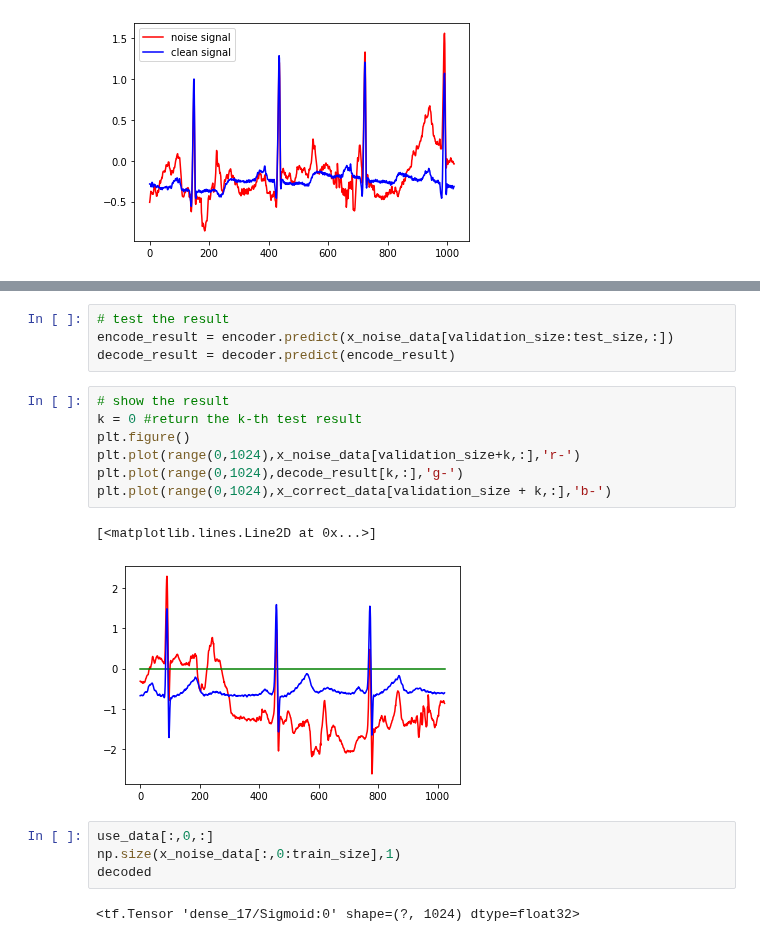
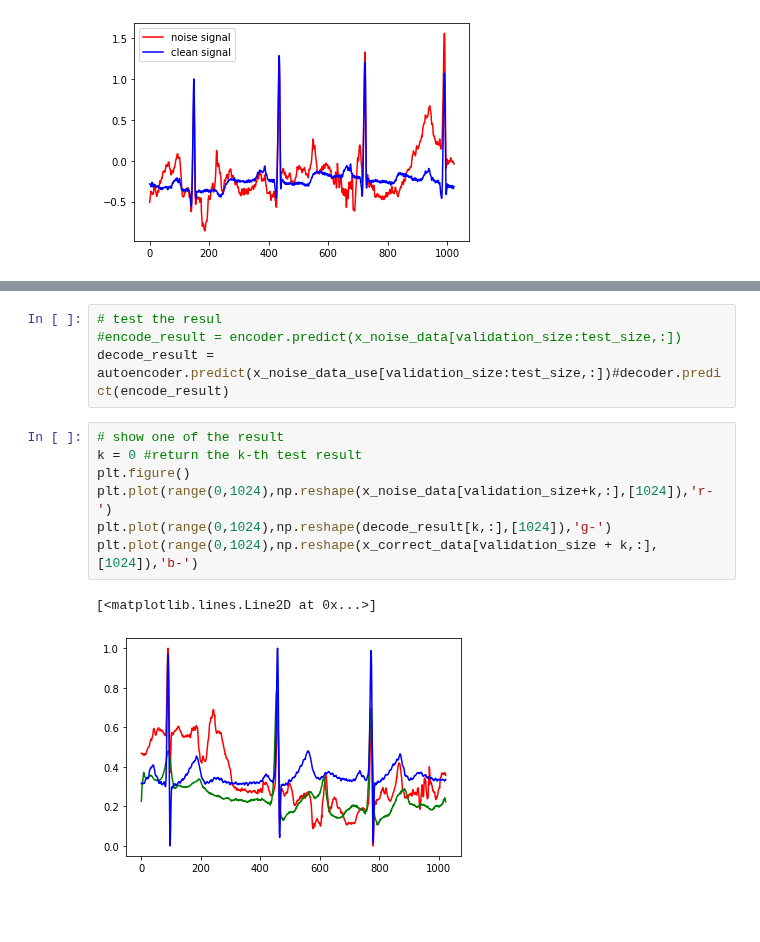
Before and after one commit to EECE7307-final-project/data_of_ECG, a Jupyter notebook: autoencoder.ipynb, the cells around one changed output, grey strips where cells are left out. Saved outputs shown, nothing was run; the diff lists cells and outputs as text; blank space fills up the shorter version.

```diff
--- a/autoencoder.ipynb
+++ b/autoencoder.ipynb
@@ -89,20 +132,14 @@ Epoch 50/50
 # %%
-# test the result
-encode_result = encoder.predict(x_noise_data[validation_size:test_size,:])
-decode_result = decoder.predict(encode_result)
+# test the resul
+#encode_result = encoder.predict(x_noise_data[validation_size:test_size,:])
+decode_result = autoencoder.predict(x_noise_data_use[validation_size:test_size,:])#decoder.predict(encode_result)
 # %%
-# show the result
+# show one of the result
 k = 0 #return the k-th test result
 plt.figure()
-plt.plot(range(0,1024),x_noise_data[validation_size+k,:],'r-')
-plt.plot(range(0,1024),decode_result[k,:],'g-')
-plt.plot(range(0,1024),x_correct_data[validation_size + k,:],'b-')
+plt.plot(range(0,1024),np.reshape(x_noise_data[validation_size+k,:],[1024]),'r-')
+plt.plot(range(0,1024),np.reshape(decode_result[k,:],[1024]),'g-')
+plt.plot(range(0,1024),np.reshape(x_correct_data[validation_size + k,:],[1024]),'b-')
 # %% [output]
 [<matplotlib.lines.Line2D at 0x...>]
-[figure, old version]
+[figure, new version]
-# %%
-use_data[:,0,:]
-np.size(x_noise_data[:,0:train_size],1)
-decoded
-# %% [output]
-<tf.Tensor 'dense_17/Sigmoid:0' shape=(?, 1024) dtype=float32>
```
Also changed, not shown: parts of 8 cells of this notebook, 1 other file.
